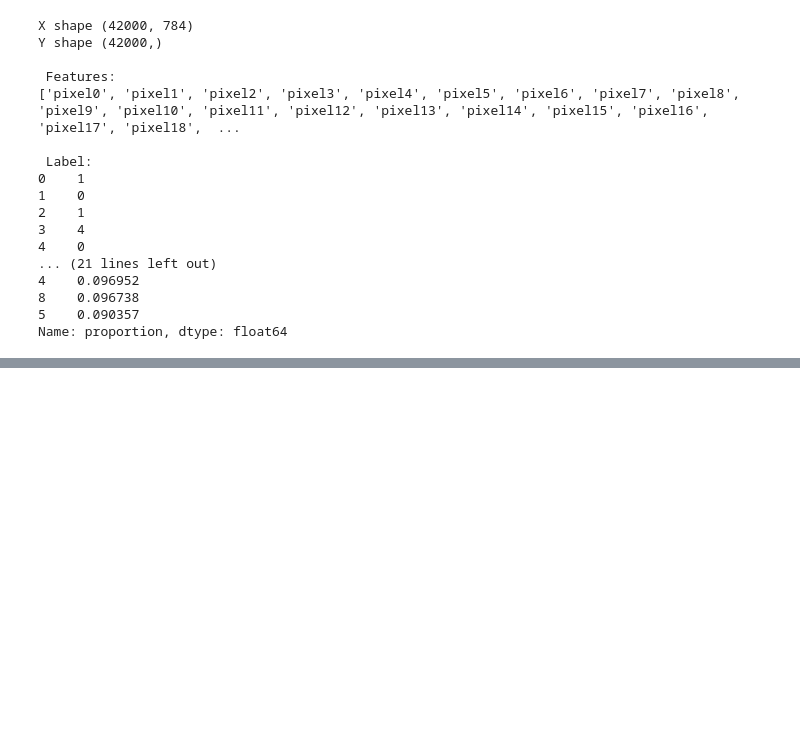
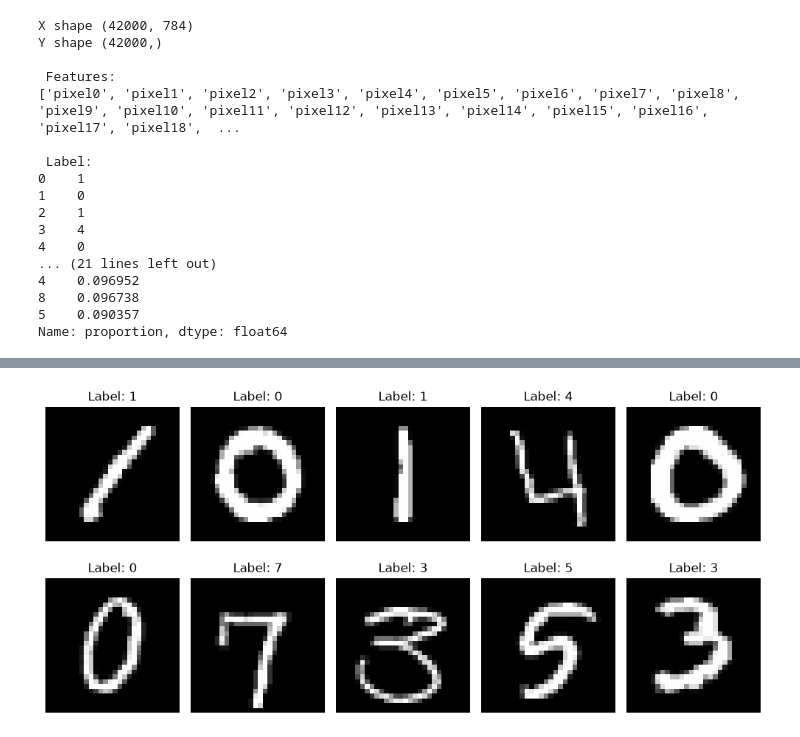
Before and after one commit to NoFoundShadow/AI-Kaggle, a Jupyter notebook: notebooks/01_eda.ipynb, the cells around one changed output, grey strips where cells are left out. Drawn from its saved outputs; the diff is of its cells as text; code cells hidden in the pictures; blank space fills up the shorter version.

```diff
--- a/notebooks/01_eda.ipynb
+++ b/notebooks/01_eda.ipynb
@@ -56,0 +89,15 @@ Name: proportion, dtype: float64
+# %%
+fig, axes = plt.subplots(2, 5, figsize = (10, 5))
+#fig là gọi vùng vẽ lớn, axes là vùng vẽ nhỏ, subplots là tạo khung ảnh 2 hàng 5 cột. figsize là kích thước vùng vẽ 10 x 5 inch
+
+for i, ax in enumerate(axes. flatten()):
+#ax là lấy ô axes thứ... để vẽ
+    image = x.iloc[i].values.reshape(28,28)
+
+    ax.imshow(image, cmap = "gray")
+    ax.set_title(f"Label: {y.iloc[i]}")
+    ax.axis("off")
+plt.tight_layout()
+plt.show()
+# %% [output]
+[figure, added]
```
Also changed, not shown: parts of 6 cells of this notebook.
